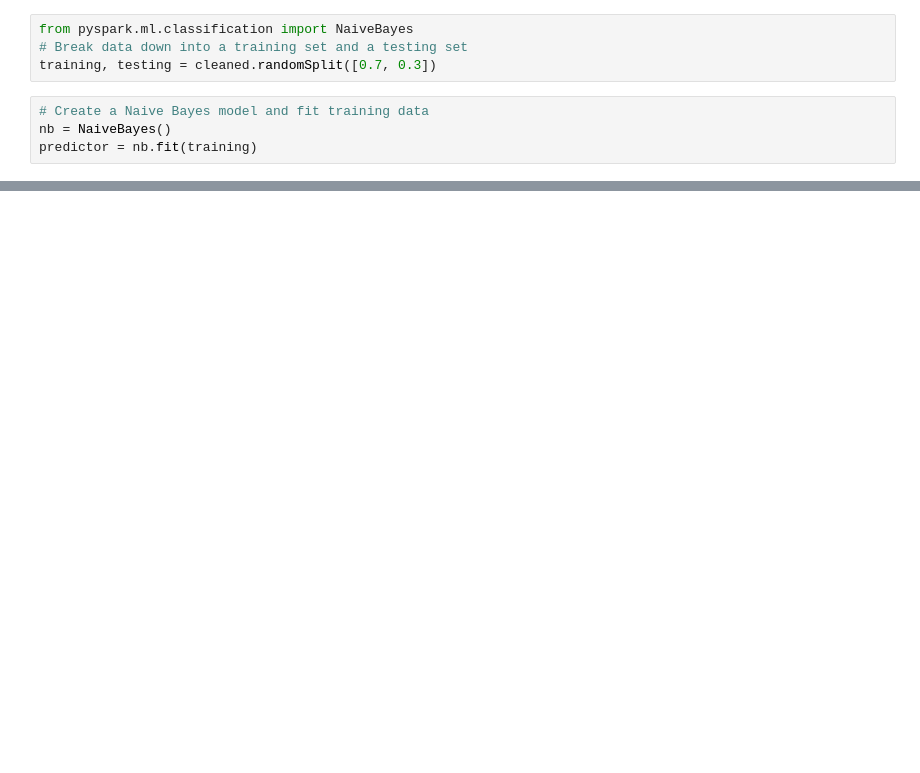
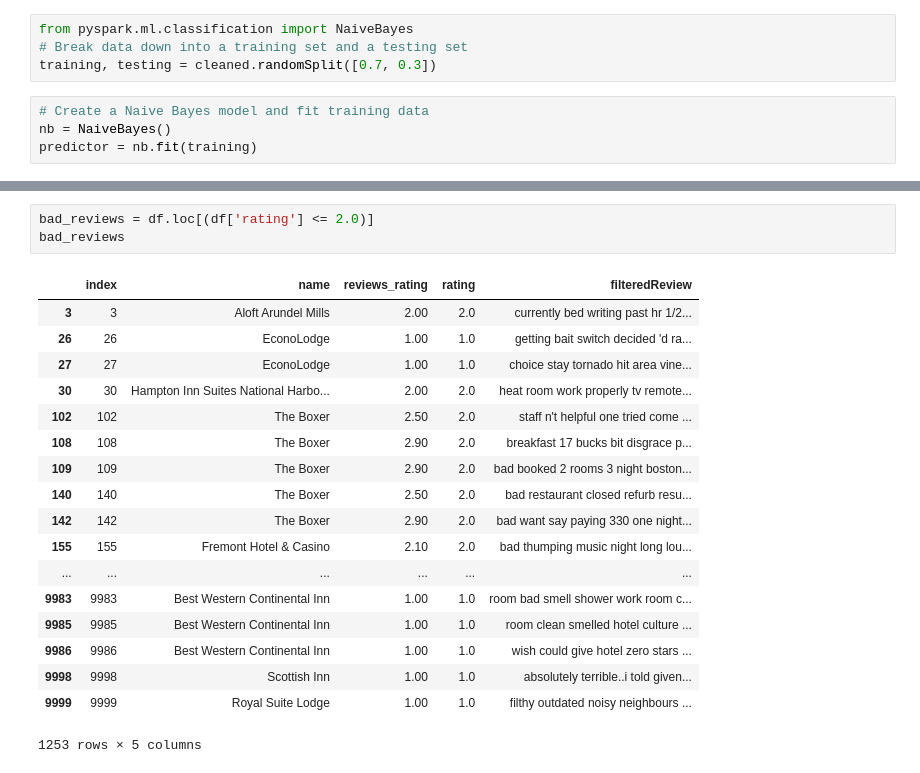
Before and after one commit to janelcv/Hotel_Rating_Analysis, a Jupyter notebook: Hotel_Ratings_Analysis-04.ipynb, the cells around one changed output, grey strips where cells are left out. Saved outputs shown, nothing was run; the diff lists cells and outputs as text; blank space fills up the shorter version.

```diff
--- a/Hotel_Ratings_Analysis-04.ipynb
+++ b/Hotel_Ratings_Analysis-04.ipynb
@@ -266,0 +311,22 @@ array([5.  , 2.  , 4.  , 3.  , 1.  , 4.8 , 4.6 , 3.55, 4.4 , 4.15, 2.5 ,
+# %%
+bad_reviews = df.loc[(df['rating'] <= 2.0)]
+bad_reviews
+# %% [output]
+|  | index | name | reviews_rating | rating | filteredReview |
+| 3 | 3 | Aloft Arundel Mills | 2.00 | 2.0 | currently bed writing past hr 1/2... |
+| 26 | 26 | EconoLodge | 1.00 | 1.0 | getting bait switch decided 'd ra... |
+| 27 | 27 | EconoLodge | 1.00 | 1.0 | choice stay tornado hit area vine... |
+| 30 | 30 | Hampton Inn Suites National Harbo... | 2.00 | 2.0 | heat room work properly tv remote... |
+| 102 | 102 | The Boxer | 2.50 | 2.0 | staff n't helpful one tried come ... |
+| 108 | 108 | The Boxer | 2.90 | 2.0 | breakfast 17 bucks bit disgrace p... |
+| 109 | 109 | The Boxer | 2.90 | 2.0 | bad booked 2 rooms 3 night boston... |
+| 140 | 140 | The Boxer | 2.50 | 2.0 | bad restaurant closed refurb resu... |
+| 142 | 142 | The Boxer | 2.90 | 2.0 | bad want say paying 330 one night... |
+| 155 | 155 | Fremont Hotel & Casino | 2.10 | 2.0 | bad thumping music night long lou... |
+| ... | ... | ... | ... | ... | ... |
+| 9983 | 9983 | Best Western Continental Inn | 1.00 | 1.0 | room bad smell shower work room c... |
+| 9985 | 9985 | Best Western Continental Inn | 1.00 | 1.0 | room clean smelled hotel culture ... |
+| 9986 | 9986 | Best Western Continental Inn | 1.00 | 1.0 | wish could give hotel zero stars ... |
+| 9998 | 9998 | Scottish Inn | 1.00 | 1.0 | absolutely terrible..i told given... |
+| 9999 | 9999 | Royal Suite Lodge | 1.00 | 1.0 | filthy outdated noisy neighbours ... |
+1253 rows × 5 columns
```
Also changed, not shown: parts of 32 cells of this notebook.
